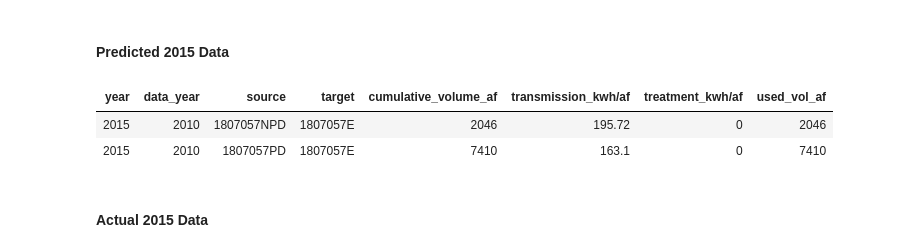
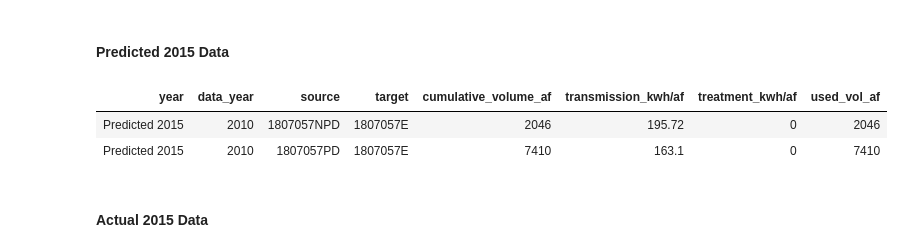
Before and after one commit to ds-modules/CE-110, a Jupyter notebook: CE-110_Lab_Revision_Notes_2.ipynb, the cells around one changed output. Cells and saved outputs as stored; diff of their text form; code cells hidden in the pictures.

```diff
--- a/CE-110_Lab_Revision_Notes_2.ipynb
+++ b/CE-110_Lab_Revision_Notes_2.ipynb
@@ -23,5 +18,5 @@ This is the data observed in 2010.
 # %%
-data = Table().read_table('network2010.csv')
+data = Table().read_table('network.csv')
 data
 # %% [output]
 | year | data_year | source | target | cumulative_volume_af | transmission_kwh/af | treatment_kwh/af | used_vol_af |
@@ -227,13 +202,13 @@ cerritos_2010
 # %% [markdown]
 #### Predicted 2015 Data
 # %%
-data_2010_pred = data.where('year', are.equal_to(2015))
+data_2010_pred = data.where('year', are.equal_to('Predicted 2015'))
 cerritos_2015p = data_2010_pred.where("target",are.equal_to("1807057E"))
 cerritos_2015p
 # %% [output]
 | year | data_year | source | target | cumulative_volume_af | transmission_kwh/af | treatment_kwh/af | used_vol_af |
-| 2015 | 2010 | 1807057NPD | 1807057E | 2046 | 195.72 | 0 | 2046 |
-| 2015 | 2010 | 1807057PD | 1807057E | 7410 | 163.1 | 0 | 7410 |
+| Predicted 2015 | 2010 | 1807057NPD | 1807057E | 2046 | 195.72 | 0 | 2046 |
+| Predicted 2015 | 2010 | 1807057PD | 1807057E | 7410 | 163.1 | 0 | 7410 |
 # %% [markdown]
 #### Actual 2015 Data
 # %%
```
Also changed, not shown: parts of 11 cells of this notebook, 1 other file.
